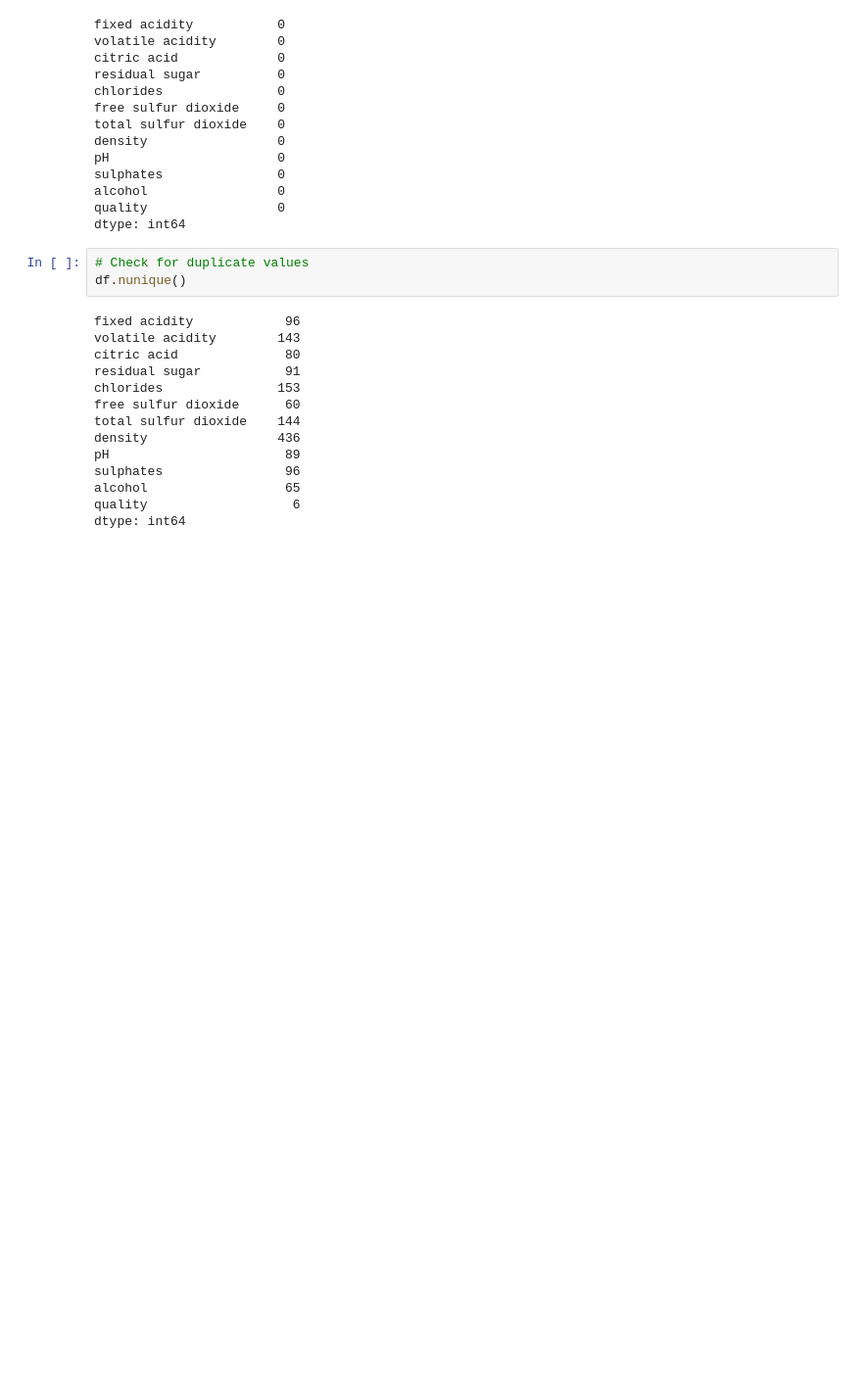
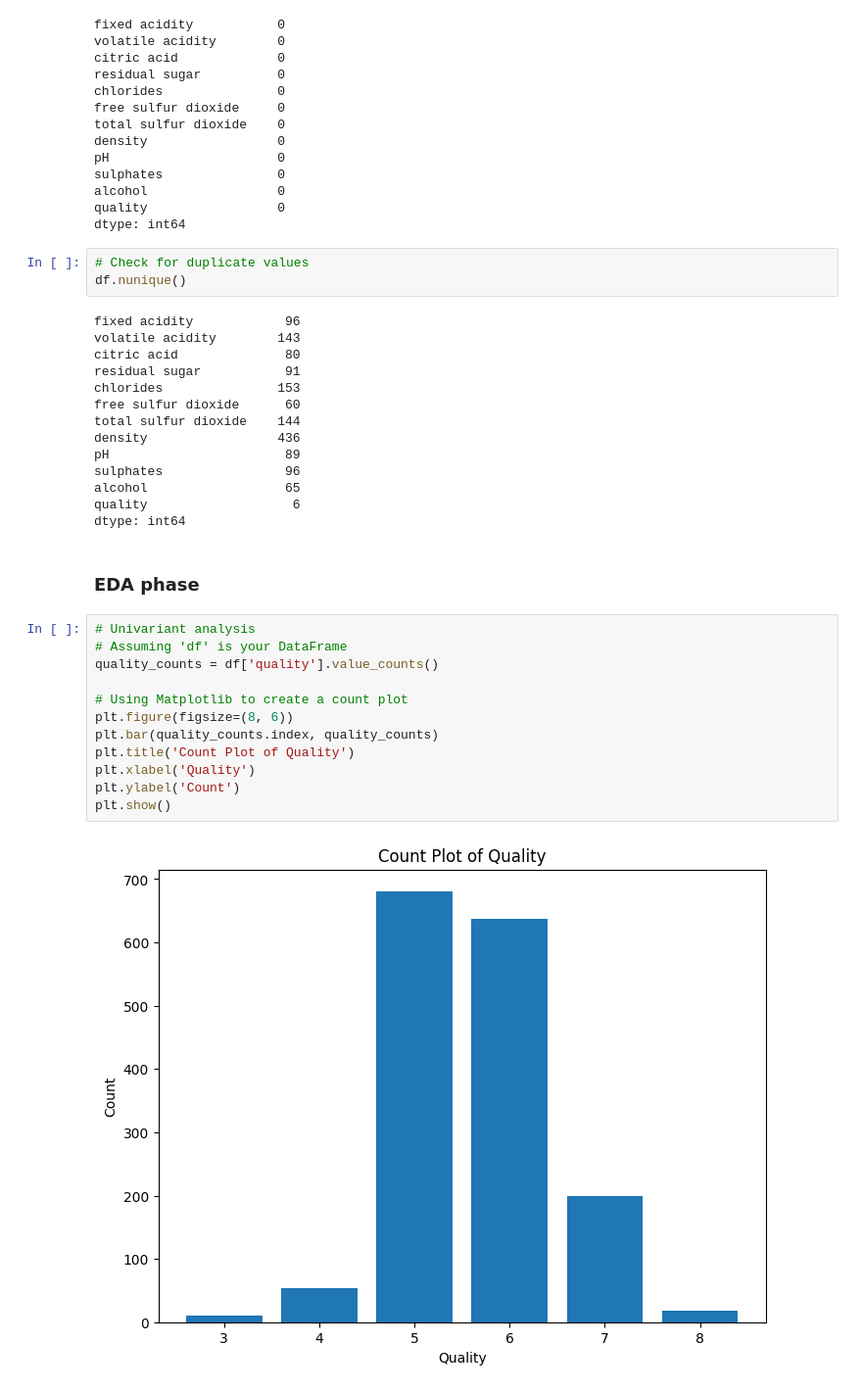
Before and after one commit to pain459/learn_ds, a Jupyter notebook: D2/wine_quality_eda.ipynb, the cells around one changed output. Shown at 98% size. Cells and saved outputs as stored; diff of their text form; blank space fills up the shorter version.

```diff
--- a/D2/wine_quality_eda.ipynb
+++ b/D2/wine_quality_eda.ipynb
@@ -106,3 +106,19 @@ sulphates                96
 alcohol                  65
 quality                   6
 dtype: int64
+# %% [markdown]
+### EDA phase
+# %%
+# Univariant analysis
+# Assuming 'df' is your DataFrame
+quality_counts = df['quality'].value_counts()
+
+# Using Matplotlib to create a count plot
+plt.figure(figsize=(8, 6))
+plt.bar(quality_counts.index, quality_counts)
+plt.title('Count Plot of Quality')
+plt.xlabel('Quality')
+plt.ylabel('Count')
+plt.show()
+# %% [output]
+[figure, added]
```
Also changed, not shown: parts of 2 cells of this notebook.
